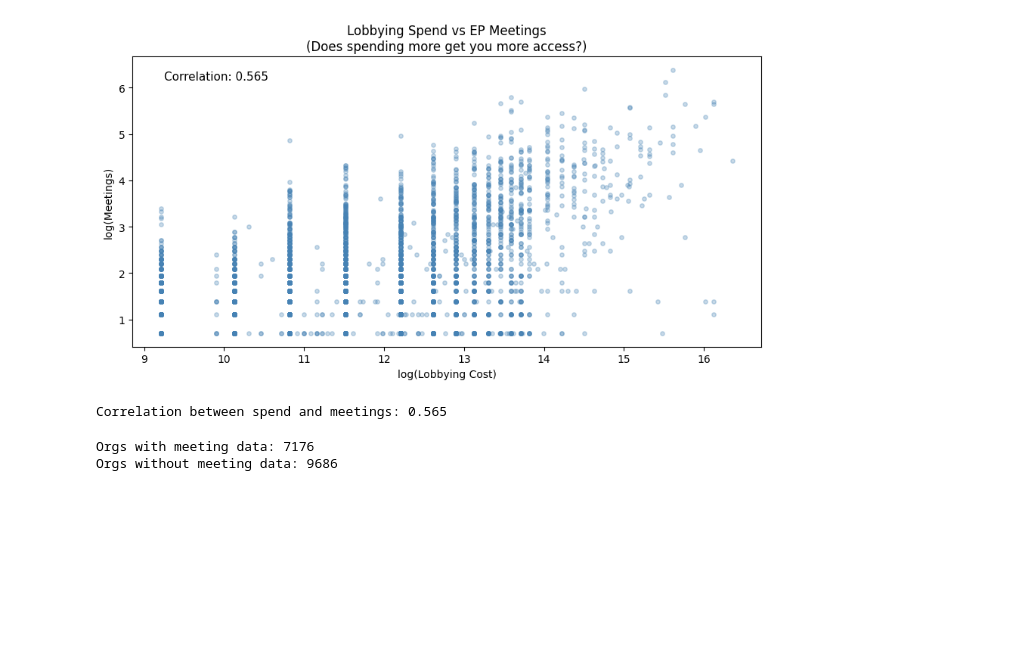
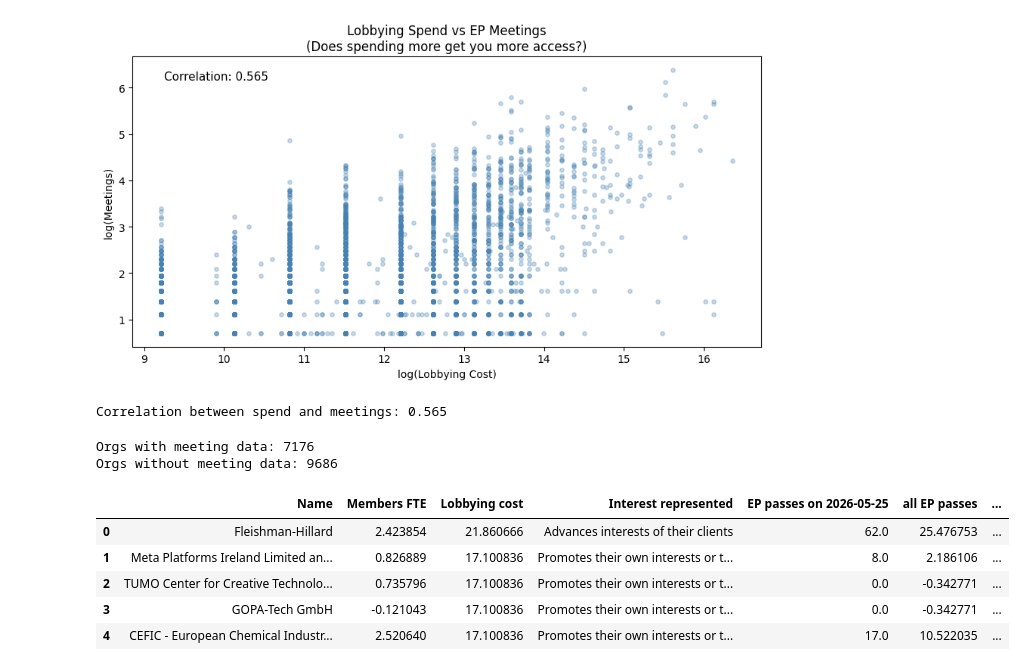
Before and after one commit to greenbear26/RAMM-Project, a Jupyter notebook: ml-src/lobbying_phase2.ipynb, the cells around one changed output. Drawn from its saved outputs; the diff is of its cells as text; code cells hidden in the pictures; blank space fills up the shorter version.

```diff
--- a/ml-src/lobbying_phase2.ipynb
+++ b/ml-src/lobbying_phase2.ipynb
@@ -271,19 +271,31 @@ print(f'Correlation between spend and meetings: {correlation:.3f}')
 Correlation between spend and meetings: 0.565
 # %%
 # Prepare ML dataset - only orgs WITH meeting data
-from sklearn.preprocessing import LabelEncoder
+from sklearn.preprocessing import LabelEncoder, StandardScaler
 
 df_ml = df_merged[df_merged['Meetings'] > 0].copy()
 
 # Encode categorical column
 le = LabelEncoder()
 df_ml['interest_encoded'] = le.fit_transform(df_ml['Interest represented'])
 
+# Standardize numerical features
+scaler = StandardScaler()
+numerical_cols = ['Lobbying cost', 'Members FTE', 'all EP passes', 'gdp_per_capita', 'inflation_rate', 'lobbying_gdp_ratio']
+df_ml[numerical_cols] = scaler.fit_transform(df_ml[numerical_cols])
+
 print(f'Orgs with meeting data: {len(df_ml)}')
 print(f'Orgs without meeting data: {len(df_merged[df_merged["Meetings"] == 0])}')
+df_ml.head()
 # %% [output]
 Orgs with meeting data: 7176
 Orgs without meeting data: 9686
+|  | Name | Members FTE | Lobbying cost | Interest represented | EP passes on 2026-05-25 | all EP passes | ... |
+| 0 | Fleishman-Hillard | 2.423854 | 21.860666 | Advances interests of their clients | 62.0 | 25.476753 | ... |
+| 1 | Meta Platforms Ireland Limited an... | 0.826889 | 17.100836 | Promotes their own interests or t... | 8.0 | 2.186106 | ... |
+| 2 | TUMO Center for Creative Technolo... | 0.735796 | 17.100836 | Promotes their own interests or t... | 0.0 | -0.342771 | ... |
+| 3 | GOPA-Tech GmbH | -0.121043 | 17.100836 | Promotes their own interests or t... | 0.0 | -0.342771 | ... |
+| 4 | CEFIC - European Chemical Industr... | 2.520640 | 17.100836 | Promotes their own interests or t... | 17.0 | 10.522035 | ... |
 # %%
 from sklearn.linear_model import LinearRegression
 from sklearn.model_selection import train_test_split
```
Also changed, not shown: parts of 3 cells of this notebook, 7 other files.
